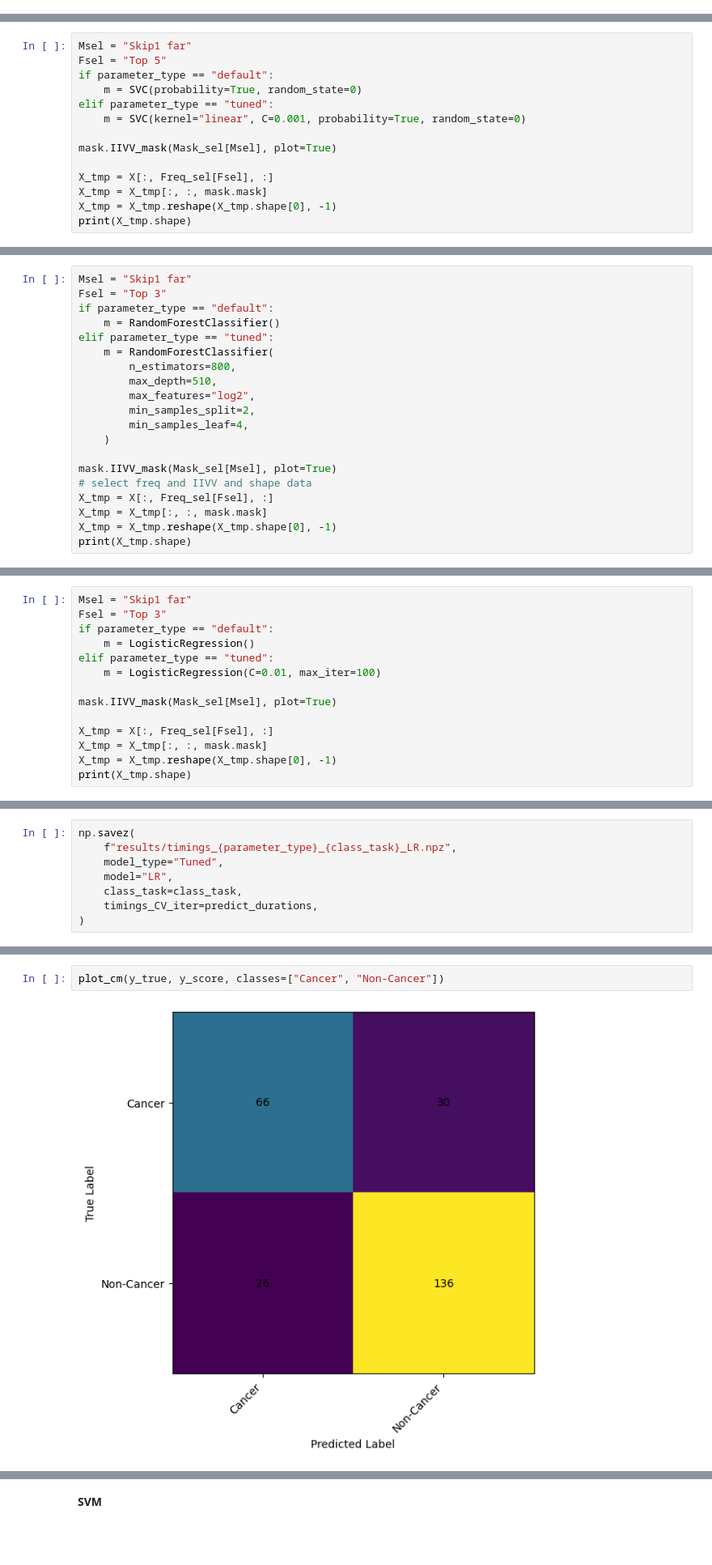
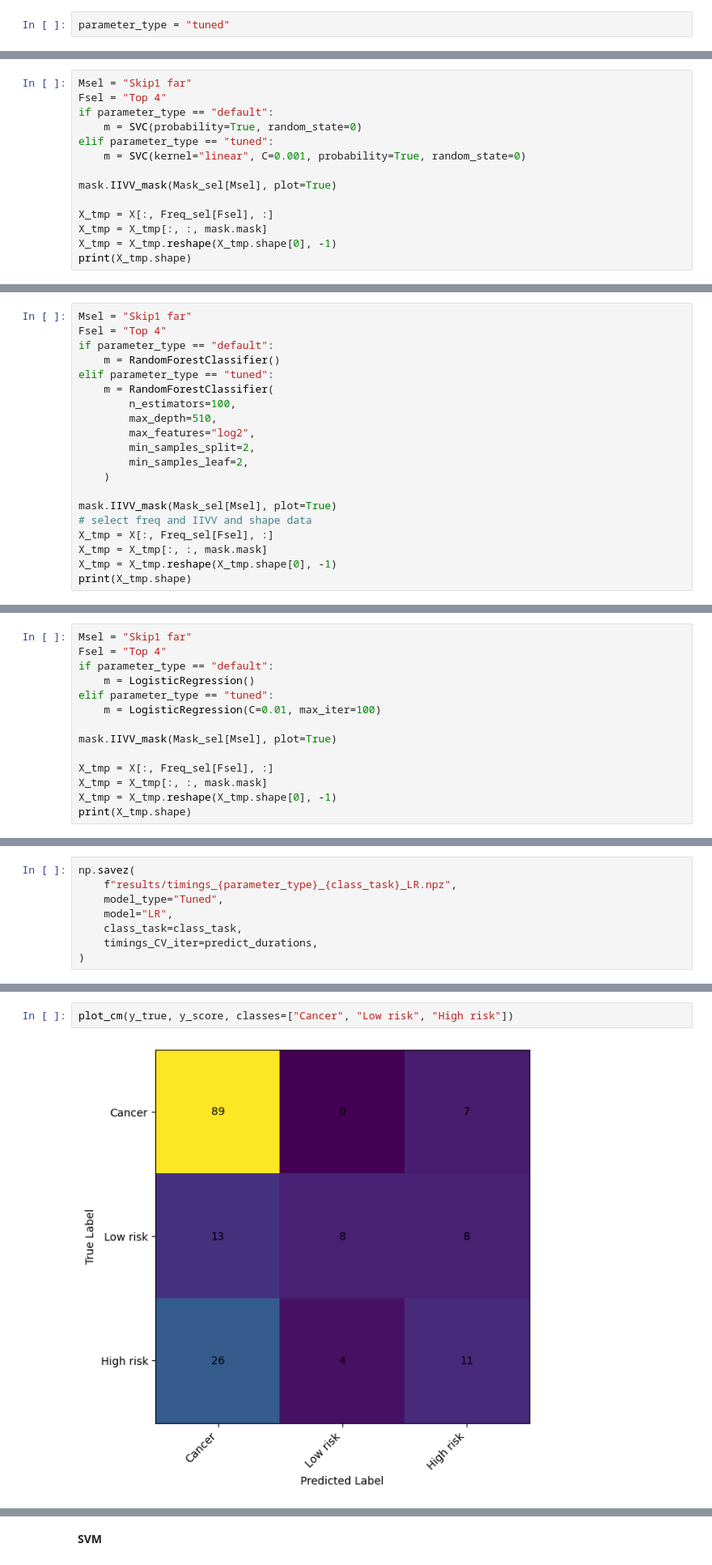
Before and after one commit to EITLabworks/IIVV-Evaluation, a Jupyter notebook: Results.ipynb, the cells around one changed output, grey strips where cells are left out. Shown at 81% size. Cells and saved outputs as stored; diff of their text form; blank space fills up the shorter version.

```diff
--- a/Results.ipynb
+++ b/Results.ipynb
@@ -304,11 +304,13 @@ Coding: -> forward
 [figure]
 Inverse mapping: {(1, 0, 0): 'Cancer', (0, 1, 0): 'High risk', (0, 0, 1): 'Low risk'}
 (166, 31, 7728) (166, 3) (166,)
+# %%
+parameter_type = "tuned"
 # %% [markdown]
 **SVM**
 # %%
 Msel = "Skip1 far"
-Fsel = "Top 5"
+Fsel = "Top 4"
 if parameter_type == "default":
     m = SVC(probability=True, random_state=0)
 elif parameter_type == "tuned":
@@ -372,16 +374,16 @@ plot_cm(y_true, y_score, classes=["Cancer", "Non-Cancer"])
 **RF**
 # %%
 Msel = "Skip1 far"
-Fsel = "Top 3"
+Fsel = "Top 4"
 if parameter_type == "default":
     m = RandomForestClassifier()
 elif parameter_type == "tuned":
     m = RandomForestClassifier(
-        n_estimators=800,
+        n_estimators=100,
         max_depth=510,
         max_features="log2",
         min_samples_split=2,
-        min_samples_leaf=4,
+        min_samples_leaf=2,
     )
 
 mask.IIVV_mask(Mask_sel[Msel], plot=True)
@@ -442,7 +444,7 @@ plot_cm(y_true, y_score, classes=["Cancer", "Non-Cancer"])
 **LR**
 # %%
 Msel = "Skip1 far"
-Fsel = "Top 3"
+Fsel = "Top 4"
 if parameter_type == "default":
     m = LogisticRegression()
 elif parameter_type == "tuned":
@@ -501,4 +503,4 @@ Micro-average AUC =  0.826480621280302
 # %%
-plot_cm(y_true, y_score, classes=["Cancer", "Non-Cancer"])
+plot_cm(y_true, y_score, classes=["Cancer", "Low risk", "High risk"])
 # %% [output]
-[figure, old version]
+[figure, new version]
```
Also changed, not shown: parts of 23 cells of this notebook, 1 other file.
